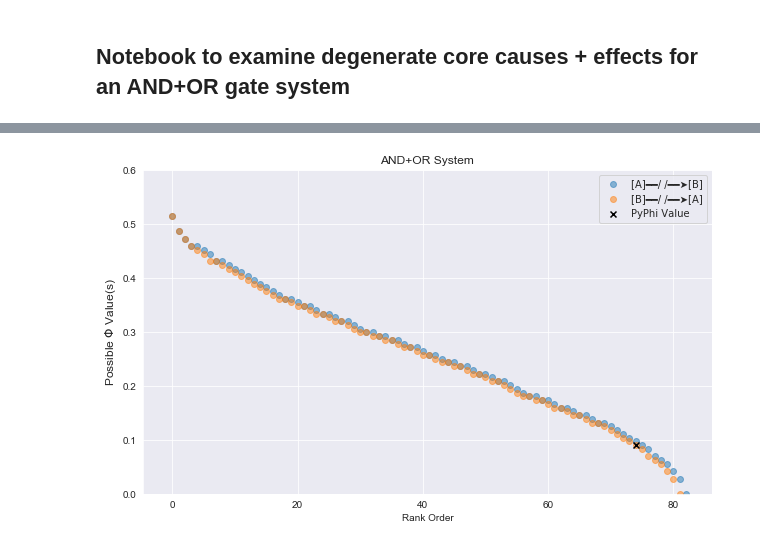
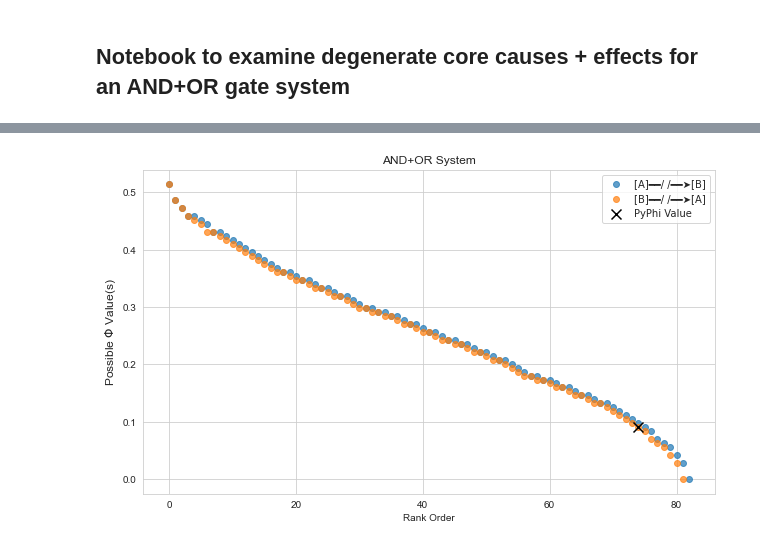
Before and after one commit to ELIFE-ASU/pyphi-spectrum, a Jupyter notebook: AND+OR Gate.ipynb, the cells around one changed output, grey strips where cells are left out. Saved outputs shown, nothing was run; the diff lists cells and outputs as text; code cells hidden in the pictures.

Commit message:
Clean up notebook, regenerate figure for referees

```diff
--- a/AND+OR Gate.ipynb
+++ b/AND+OR Gate.ipynb
@@ -197,20 +197,3 @@ Evaluating Cut  Cut [A] ━━/ /━━➤ [B]
         Phi =  0.215278
         Phi =  0.215278
         Phi =  0.090278
-# %%
-from fontTools.ttLib import TTFont
-import matplotlib.font_manager as mfm## Choose a font that renders the cut symbol properly
-def char_in_font(Unicode_char, font):
-    for cmap in font['cmap'].tables:
-        if cmap.isUnicode():
-            if ord(Unicode_char) in cmap.cmap:
-                return True
-    return False
-
-
-uni_char = "\u27A4"
-
-font_info = [(f.fname, f.name) for f in mfm.fontManager.ttflist]
-for i, font in enumerate(font_info):
-    if char_in_font(uni_char, TTFont(font[0], fontNumber=0)):
-        print(font[0], font[1])
@@ -229,50 +200,55 @@ for i, font in enumerate(font_info):
 # %%
+import matplotlib.font_manager as mfm## Choose a font that renders the cut symbol properly
+
+
 # -*- coding: utf-8 -*-
 import matplotlib.pyplot as plt
 import seaborn as sns
-sns.set_style('darkgrid')
+sns.set_style('whitegrid')
 %matplotlib inline
 
 ## UTF Characters
 LINE = "\u2501"
 CUT_SYMBOL = LINE * 2 + "/ /" + LINE * 2 + "\u27A4"
 
-## Set Font
-font_path = '/Users/jakehanson/.brew/lib/python3.7/site-packages/matplotlib/mpl-data/fonts/ttf/DejaVuSans.ttf'
+## Set Font. We need a special font to render the cut symbols properly
+## If you don't care about the cut symbol rendering, you can comment the font out
+font_path = '/usr/local/lib/python3.9/site-packages/matplotlib/mpl-data/fonts/ttf/DejaVuSans.ttf'
 font = mfm.FontProperties(fname=font_path) # find this font
 
 ## Initialize fig, ax objects
 fig = plt.figure(figsize=(8.8,5.4))
 ax = plt.subplot(111)
 
 ## Scatterplot Phi Values for each cut
 x_labels = []
 for i in range(len(Phi_Spectrum)):
     cut = sia_bipartitions[i]
 
     ## Get label for cut
     from_nodes = models.fmt.fmt_mechanism(cut.from_nodes, cut.node_labels)
     to_nodes = models.fmt.fmt_mechanism(cut.to_nodes, cut.node_labels)
     cut_label = from_nodes+CUT_SYMBOL+to_nodes
 
     sorted_values = sorted(set(Phi_Spectrum[i]),reverse=True)
 
-    plt.scatter(range(len(sorted_values)),sorted_values,alpha=0.5,label=cut_label,)
+    plt.scatter(range(len(sorted_values)),sorted_values,alpha=0.7,label=cut_label,)
 #     plt.scatter([i]*len(Phi_Spectrum[i]),Phi_Spectrum[i],label=cut_label,alpha=0.5)
 #     x_labels.append(cut_label)
 
 
-plt.scatter(sorted_values.index(pyphi_val),pyphi_val,marker='x',color='black',label='PyPhi Value')
+plt.scatter(sorted_values.index(pyphi_val),pyphi_val,marker='x',s=100,color='black',label='PyPhi Value')
 plt.title('AND+OR System')
 plt.ylabel(r'Possible $\Phi$ Value(s)',fontsize=12)
 plt.xlabel('Rank Order')
 # plt.plot([0],[0.2153],'kx')
 # plt.xticks(range(len(Phi_Spectrum)),x_labels,rotation=90,fontproperties=font)
-plt.ylim((0.0,0.6))
+# plt.ylim((-0.01,0.6))
+# plt.xlim((-0.5,82))
 plt.legend(prop=font)
 # plt.legend(ncol=1,bbox_to_anchor = [1.25,1.0],prop=font,fontsize=12)
 plt.tight_layout()
-plt.savefig("AND_OR_RANK_ORDER.pdf")
+# plt.savefig("AND_OR_RANK_ORDER_new.png",dpi=400)
 plt.show()
 # %% [output]
-[figure, old version]
+[figure, new version]
```
Also changed, not shown: parts of 1 cell of this notebook.
